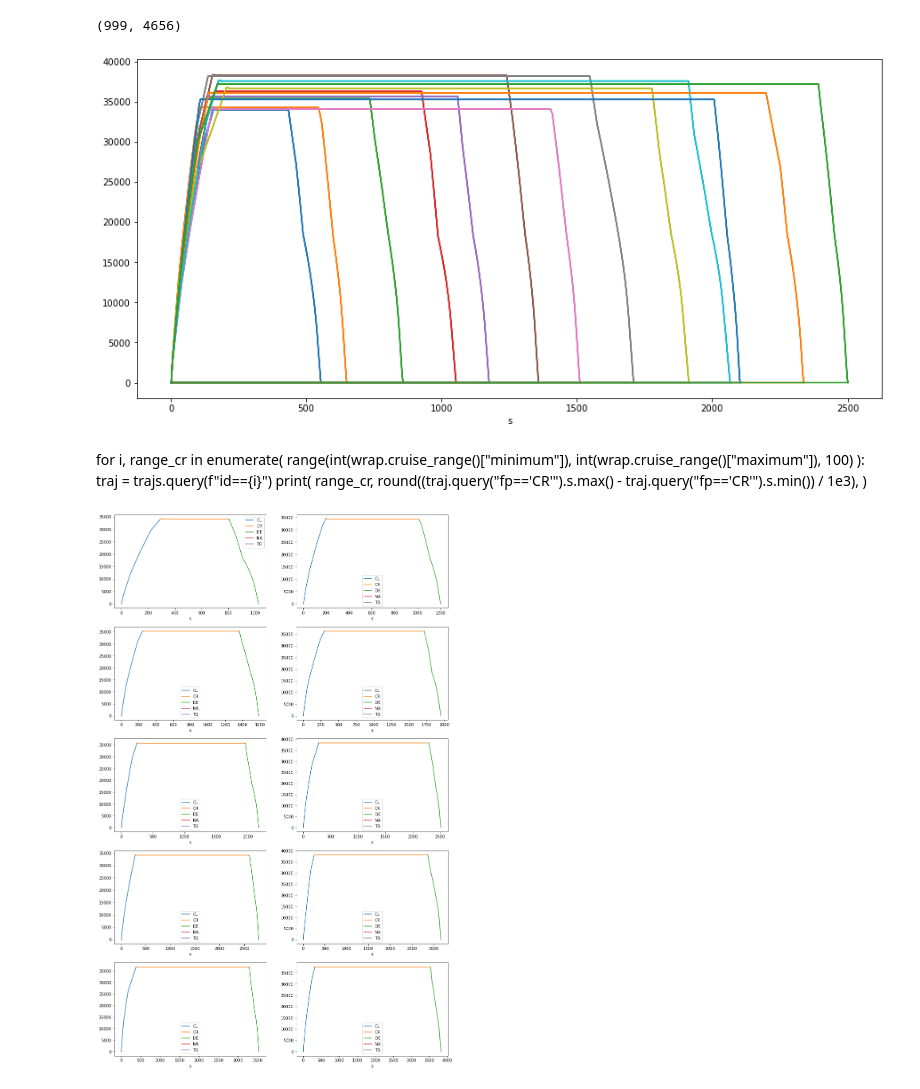
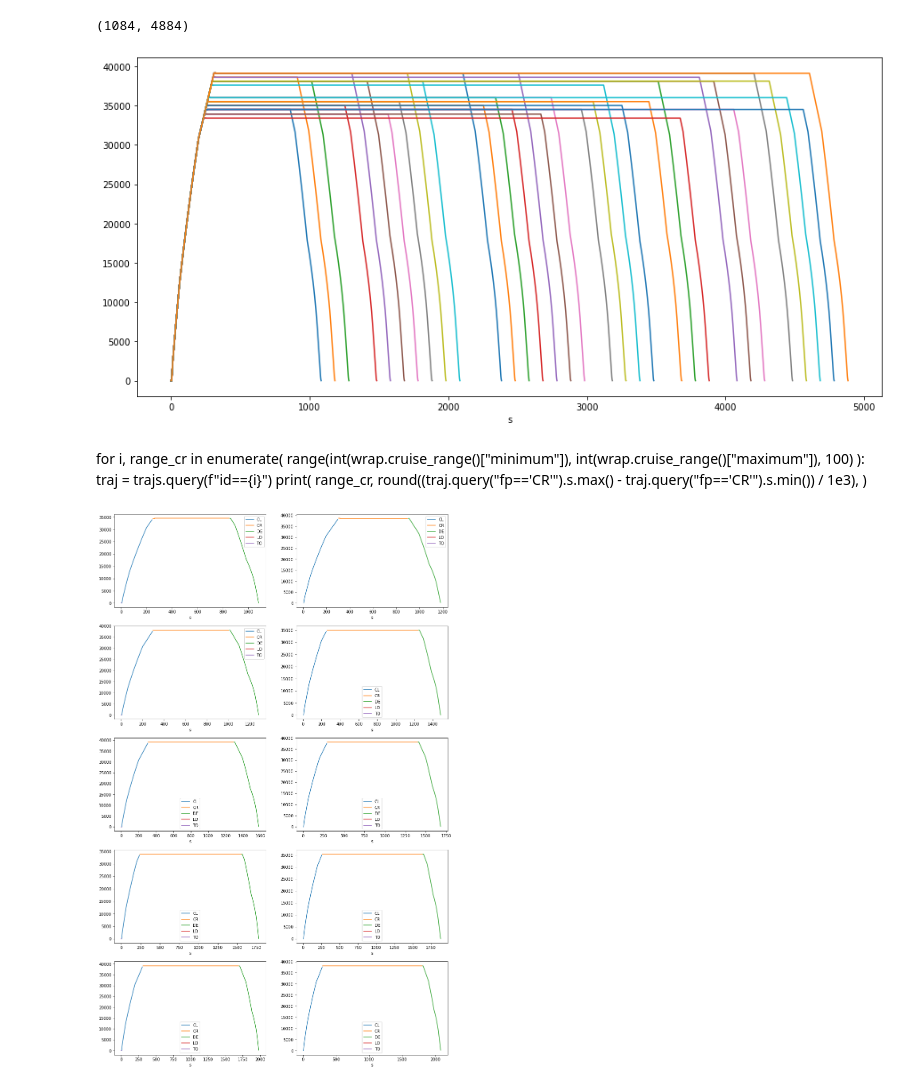
Before and after one commit to thomasdubdub/FEAT, a Jupyter notebook: test_openap_A320.ipynb, the cells around one changed output. Cells and saved outputs as stored; diff of their text form; code cells hidden in the pictures.

Commit message:
removing old files+improvement flight profile generation

```diff
--- a/test_openap_A320.ipynb
+++ b/test_openap_A320.ipynb
@@ -38,7 +37,7 @@ wrap.cruise_range(), wrap.cruise_alt(), wrap.cruise_init_alt(), wrap.cruise_mach
   'statmodel_params': [17.82, 5.05, 0.62, 0.2]})
 # %%
 fpg = FlightProfileGenerator(ac_type="A320")
-flight_profiles = fpg(range_step=300, dt=10, set_flight_phase=True)
+flight_profiles = fpg.gen_profiles(step=100)
 fp_df = flight_profiles.to_df()
 fp_df.head()
 # %% [output]
@@ -59,13 +56,13 @@ ranges = (
 )
 ranges.range.min(), ranges.range.max()
 # %% [output]
-(999, 4656)
+(1084, 4884)
 # %%
 fig, ax = plt.subplots(figsize=(15, 7))
-for (_, fp) in fp_df.assign(h=fp_df.h / aero.ft, s=fp_df.s / aero.nm).groupby("id"):
+for (_, fp) in fp_df.assign(h=fp_df.h / aero.ft, s=fp_df.s / 1e3).groupby("id"):
     fp.plot(x="s", y="h", ax=ax, legend=False)
 # %% [output]
-[figure, old version]
+[figure, new version]
 # %% [markdown]
 for i, range_cr in enumerate(
     range(int(wrap.cruise_range()["minimum"]), int(wrap.cruise_range()["maximum"]), 100)
@@ -84,7 +81,7 @@ for ax, (id, fprof) in zip(
     for fp, fprof_fp in fprof.groupby("fp"):
         fprof_fp.plot(x="s", y="h", ax=ax, label=fp)
 # %% [output]
-[figure, old version]
+[figure, new version]
 # %%
 prop.aircraft(ac_type)
 # %% [output]
```
Also changed, not shown: parts of 15 cells of this notebook, 5 other files.
